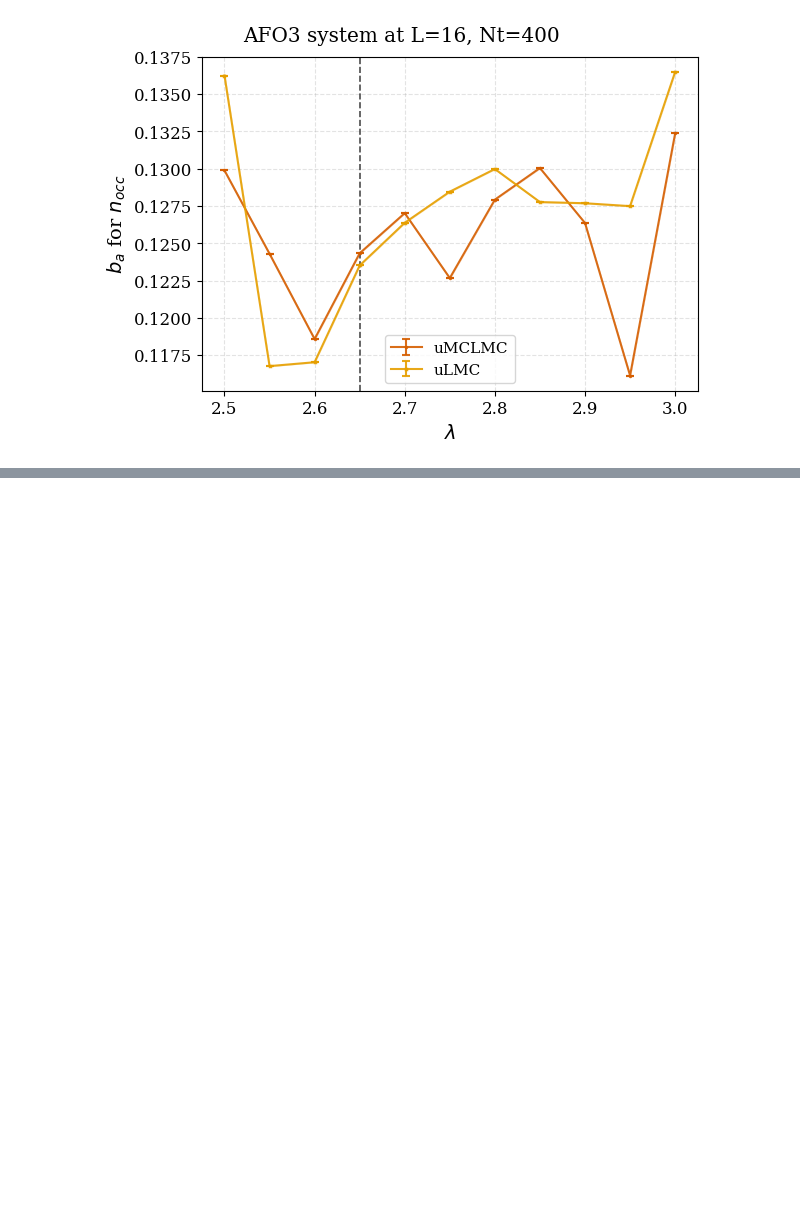
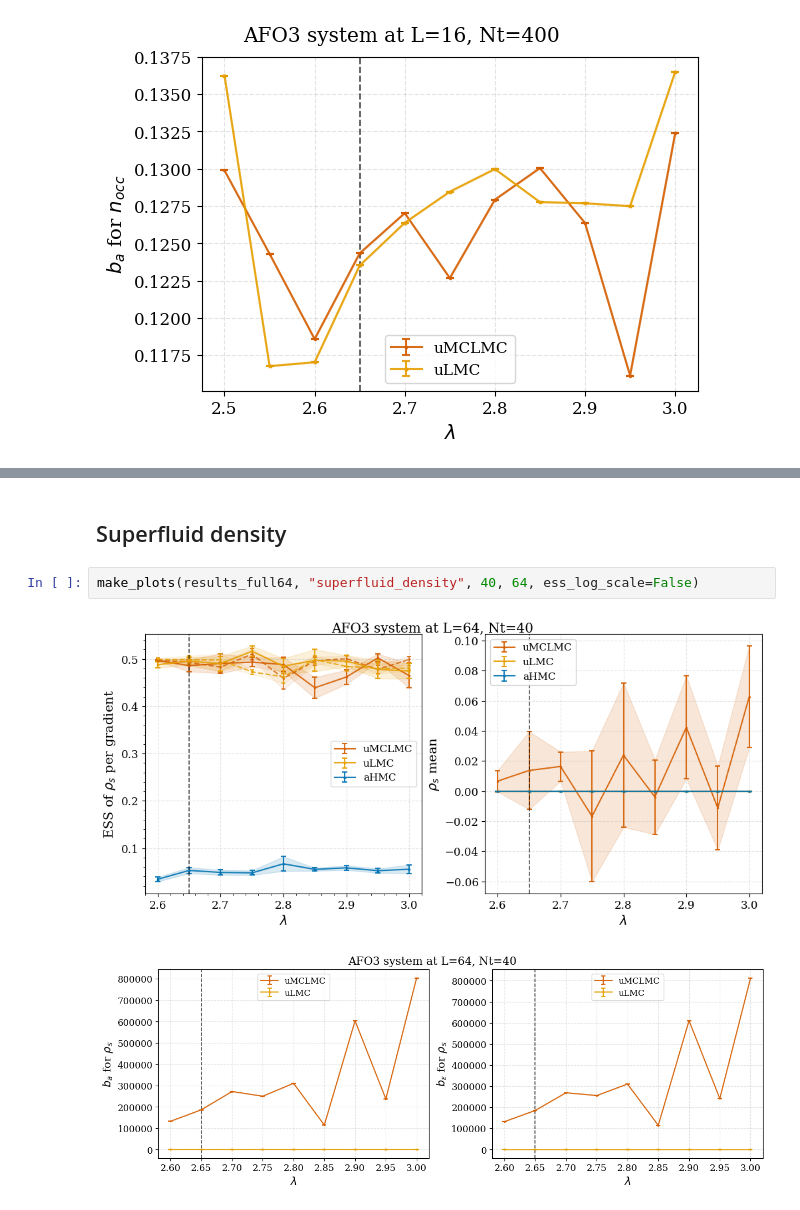
Before and after one commit to reubenharry/RebuttalICML, a Jupyter notebook: analysis_rebuttal.ipynb, the cells around one changed output, grey strips where cells are left out. Saved outputs shown, nothing was run; the diff lists cells and outputs as text; blank space fills up the shorter version.

Commit message:
superfluid

```diff
--- a/analysis_rebuttal.ipynb
+++ b/analysis_rebuttal.ipynb
@@ -25,2 +18,9 @@ make_plots(results_full400, "fermi_occ", 400, 16, ess_log_scale=False)
+# %% [markdown]
+## Superfluid density
+# %%
+make_plots(results_full64, "superfluid_density", 40, 64, ess_log_scale=False)
+# %% [output]
+[figure, added]
+[figure, added]
 # %% [markdown]
 ## Effect of acceptance rate on HMC efficiency, and integrator on efficiency
```
Also changed, not shown: parts of 4 cells of this notebook.
